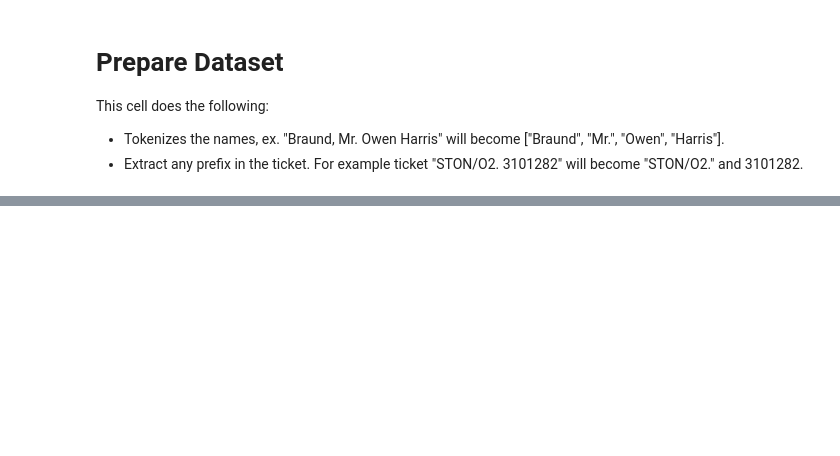
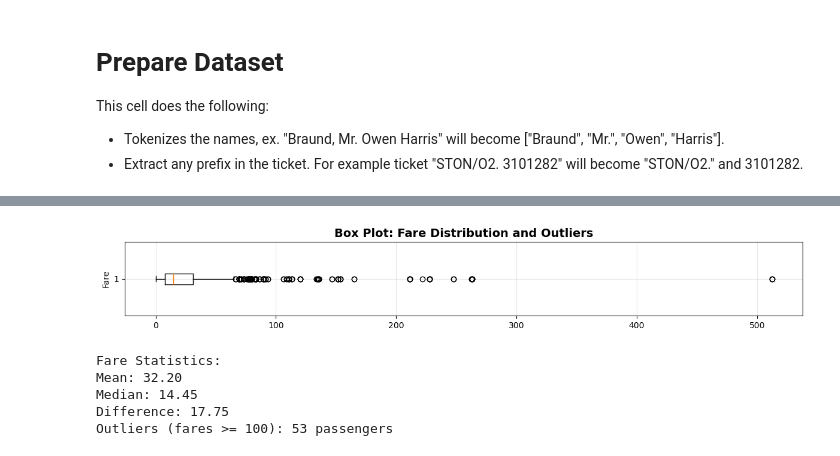
Before and after one commit to VJ501234/titanic-prediction, a Jupyter notebook: main.ipynb, the cells around one changed output, grey strips where cells are left out. Cells and saved outputs as stored; diff of their text form; code cells hidden in the pictures; blank space fills up the shorter version.

```diff
--- a/main.ipynb
+++ b/main.ipynb
@@ -18,3 +208,24 @@ This cell does the following:
+# %%
+plt.figure(figsize=(12, 2))
+plt.boxplot(fare_data, vert=False)
+plt.title('Box Plot: Fare Distribution and Outliers', fontsize=14, fontweight='bold')
+plt.ylabel('Fare')
+plt.grid(True, alpha=0.3)
+plt.tight_layout()
+plt.show()
+print(f"Fare Statistics:")
+print(f"Mean: {mean_fare:.2f}")
+print(f"Median: {median_fare:.2f}")
+print(f"Difference: {abs(mean_fare - median_fare):.2f}")
+outliers = fare_data[fare_data >= 100] # Expensive tickets
+print(f"Outliers (fares >= 100): {len(outliers)} passengers")
+# %% [output]
+[figure, added]
+Fare Statistics:
+Mean: 32.20
+Median: 14.45
+Difference: 17.75
+Outliers (fares >= 100): 53 passengers
 # %%
 def preprocess(df):
   df = df.copy()
```
Also changed, not shown: parts of 9 cells of this notebook.
